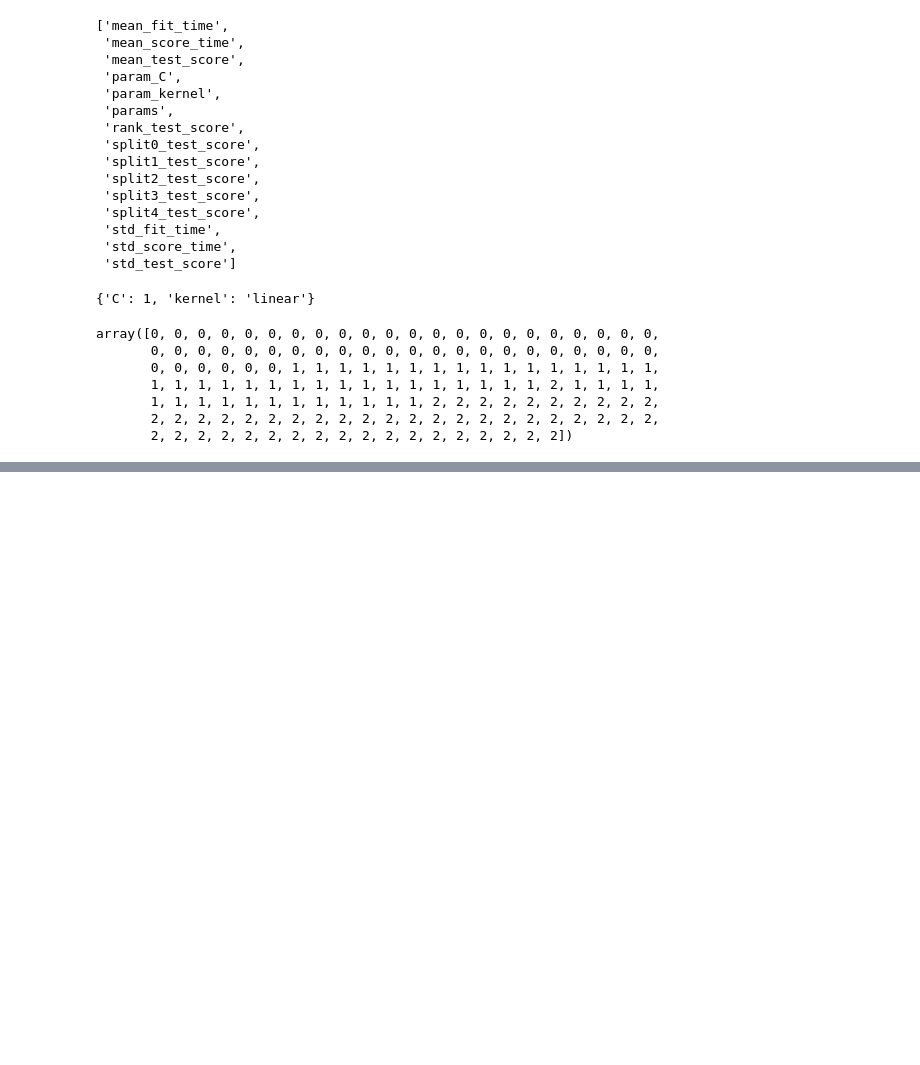
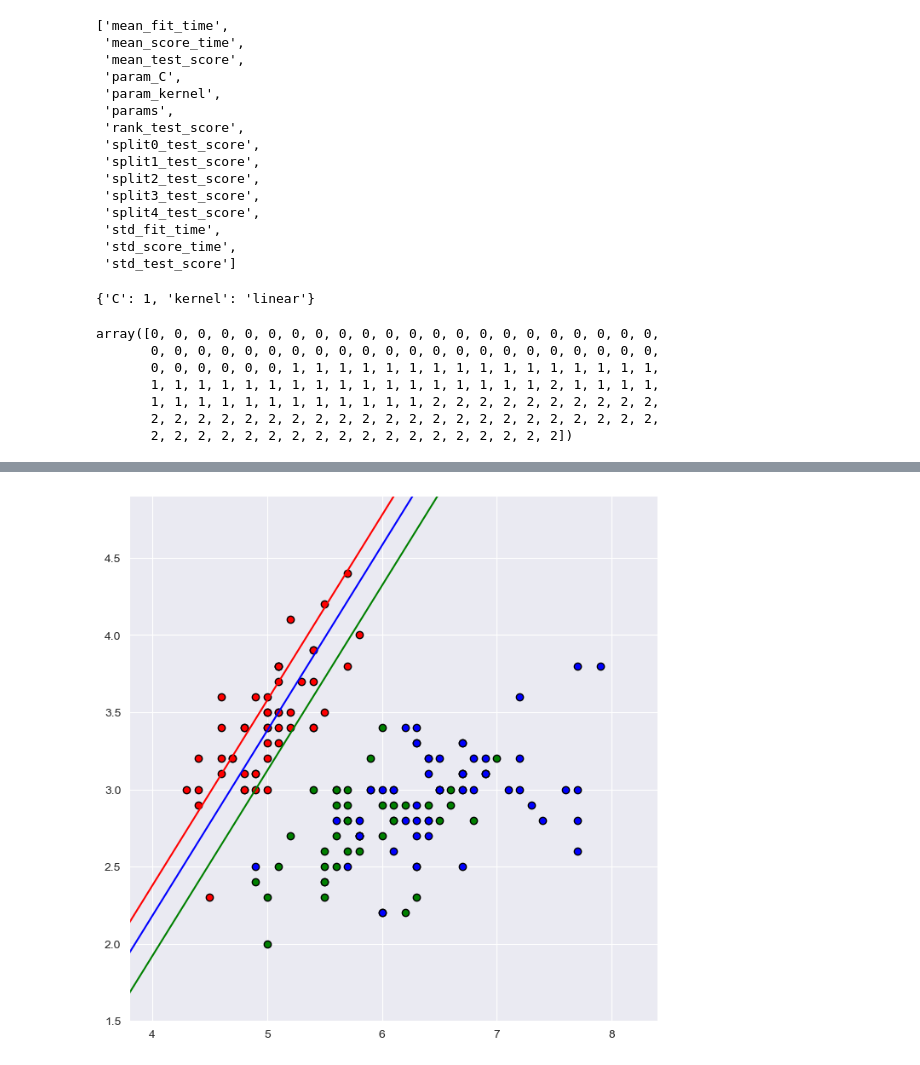
Before and after one commit to AshgardDev/Python_Machine_Learn, a Jupyter notebook: 学习笔记/机器学习/机器学习05_支持向量机.ipynb, the cells around one changed output, grey strips where cells are left out. Saved outputs shown, nothing was run; the diff lists cells and outputs as text; code cells hidden in the pictures; blank space fills up the shorter version.

```diff
--- a/学习笔记/机器学习/机器学习05_支持向量机.ipynb
+++ b/学习笔记/机器学习/机器学习05_支持向量机.ipynb
@@ -66,0 +121,48 @@ array([0, 0, 0, 0, 0, 0, 0, 0, 0, 0, 0, 0, 0, 0, 0, 0, 0, 0, 0, 0, 0, 0,
+# %%
+## svm算法
+import numpy as np
+import sklearn as sk
+import matplotlib.pyplot as plt
+import sklearn.svm as svm
+
+X, y = sk.datasets.load_iris(return_X_y=True)
+X = X[:, :2]
+model = svm.SVR(kernel='linear', C=1, gamma=1, epsilon=0.01)
+model.fit(X, y)
+
+# print(model.coef_)
+# print(model.intercept_)
+# print(model.support_vectors_)
+
+w = model.coef_[0]
+b = model.intercept_[0]   #训练后分类面的参数 w[0]*x[0] + w[1]*x[1] + b = 0
+s_0 = model.support_vectors_[0]   #负类的支持向量
+s_1 = model.support_vectors_[1]   #正类的支持向量
+
+x_min, x_max = X[:, 0].min() - .5, X[:, 0].max() + .5
+x = np.linspace(x_min, x_max, n)    #画分类面
+svc_y = (-x*w[0] - b)/w[1]
+
+b_0 = -(w[0]*s_0[0] + w[1]*s_0[1])   #穿过负类支撑向量的直线
+f_0 = (-x*w[0] - b_0)/w[1]
+
+b_1 = -(w[0]*s_1[0] + w[1]*s_1[1])    # 穿过正类支撑向量的线
+f_1 = (-x*w[0] - b_1)/w[1]
+
+plt.figure(figsize=(8, 8))
+
+plt.plot(x, svc_y, 'r-', label='svr')
+plt.plot(x, f_0, 'b-', label='b')
+plt.plot(x, f_1, 'g-', label='f')
+
+# plt.contourf(xx, yy, zz.reshape(xx.shape), alpha=0.3)
+colors = ['red', 'green', 'blue']
+for i, color in zip([0, 1, 2], colors):
+    idx = np.where(y == i)
+    plt.scatter(X[idx, 0], X[idx, 1], c=color, edgecolor='k')
+
+plt.xlim(xx.min(), xx.max())
+plt.ylim(yy.min(), yy.max())
+plt.show()
+# %% [output]
+[figure, added]
```
Also changed, not shown: parts of 2 cells of this notebook, 14 other files.
